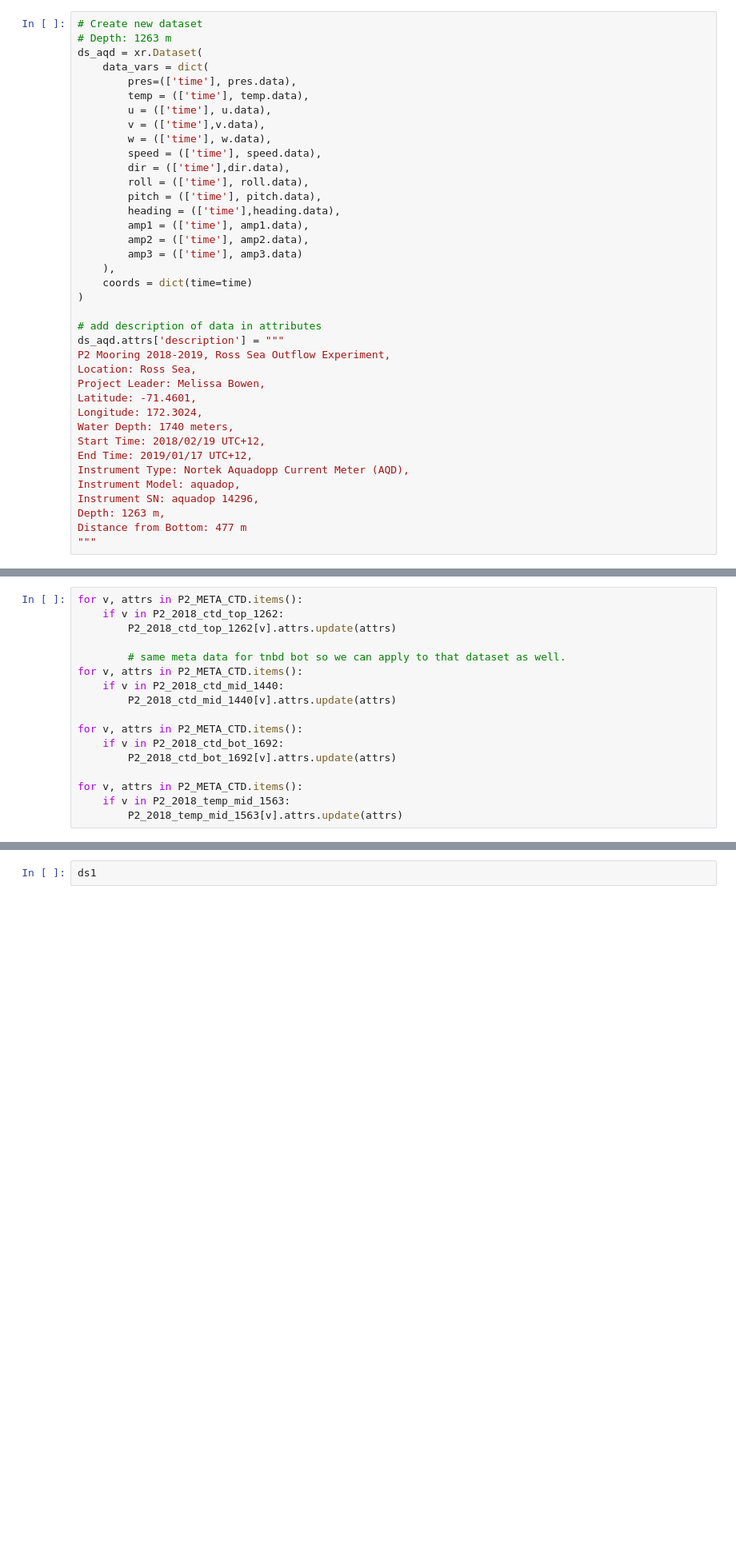
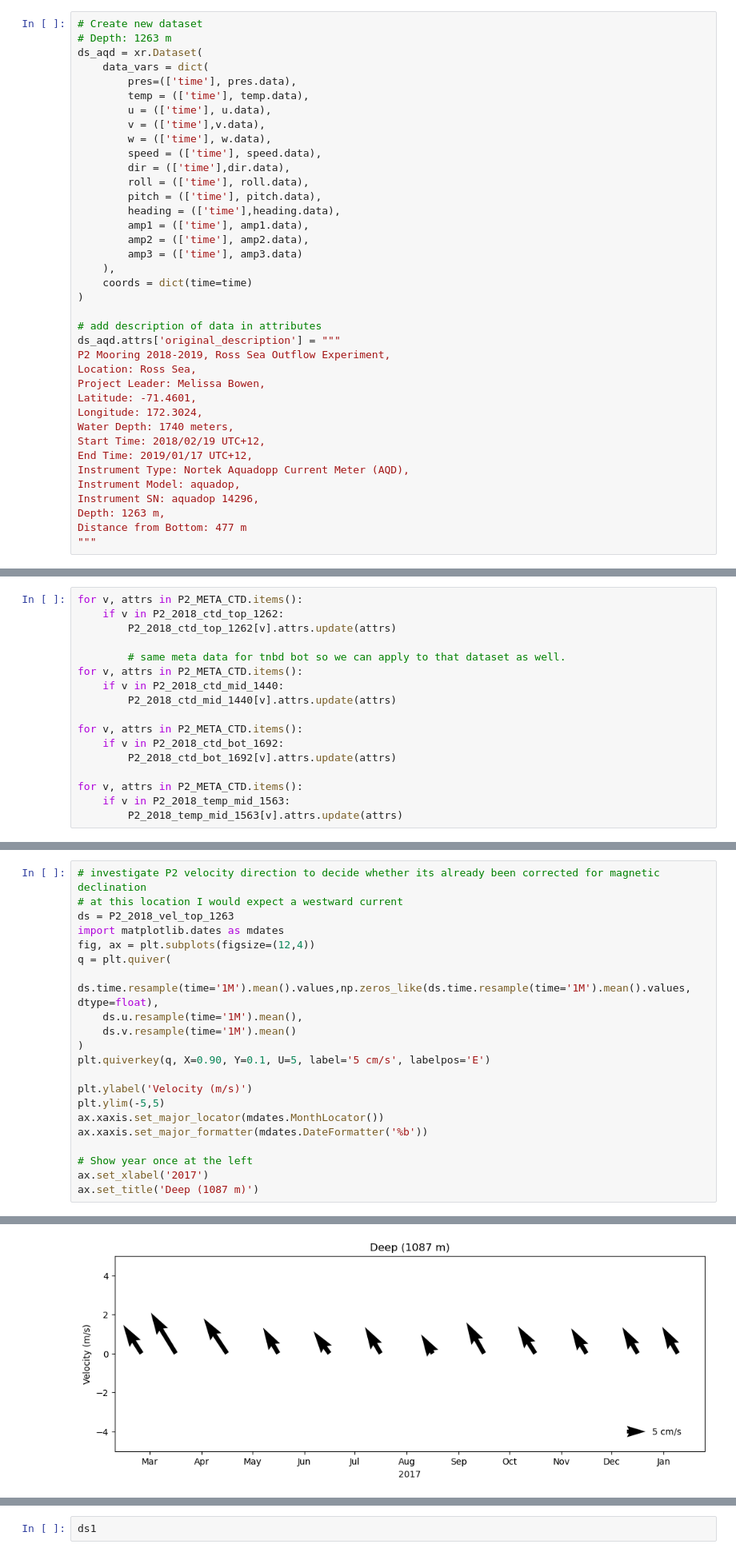
Before and after one commit to MackenzieBlanusa/TNB_tools, a Jupyter notebook: momentum_balance/P2_P3_RSO2018_DataPrep.ipynb, the cells around one changed output, grey strips where cells are left out. Shown at 80% size. Drawn from its saved outputs; the diff is of its cells as text; blank space fills up the shorter version.

Commit message:
Re-processed P2/P2, skipped mag declin. correction

```diff
--- a/momentum_balance/P2_P3_RSO2018_DataPrep.ipynb
+++ b/momentum_balance/P2_P3_RSO2018_DataPrep.ipynb
@@ -131,7 +131,7 @@ ds_aqd = xr.Dataset(
 )
 
 # add description of data in attributes
-ds_aqd.attrs['description'] = """
+ds_aqd.attrs['original_description'] = """
 P2 Mooring 2018-2019, Ross Sea Outflow Experiment,
 Location: Ross Sea,
 Project Leader: Melissa Bowen,
@@ -485,0 +454,22 @@ Attributes:
+# %%
+# investigate P2 velocity direction to decide whether its already been corrected for magnetic declination
+# at this location I would expect a westward current
+ds = P2_2018_vel_top_1263
+import matplotlib.dates as mdates
+fig, ax = plt.subplots(figsize=(12,4))
+q = plt.quiver(
+    ds.time.resample(time='1M').mean().values,np.zeros_like(ds.time.resample(time='1M').mean().values, dtype=float),
+    ds.u.resample(time='1M').mean(),
+    ds.v.resample(time='1M').mean()
+)
+plt.quiverkey(q, X=0.90, Y=0.1, U=5, label='5 cm/s', labelpos='E')
+
+plt.ylabel('Velocity (m/s)')
+plt.ylim(-5,5)
+ax.xaxis.set_major_locator(mdates.MonthLocator())
+ax.xaxis.set_major_formatter(mdates.DateFormatter('%b'))
+
+# Show year once at the left
+ax.set_xlabel('2017')
+ax.set_title('Deep (1087 m)')
+# %% [output]
@@ -485,0 +477 @@ Attributes:
+[figure, added]
```
Also changed, not shown: parts of 39 cells of this notebook.
